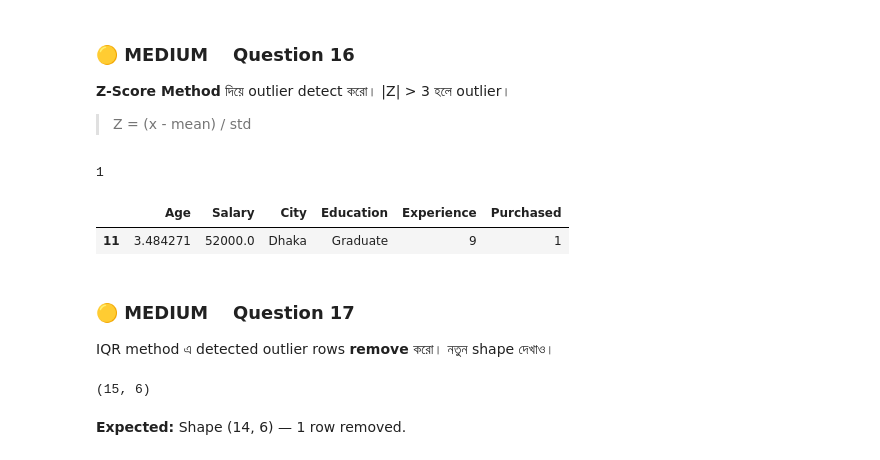
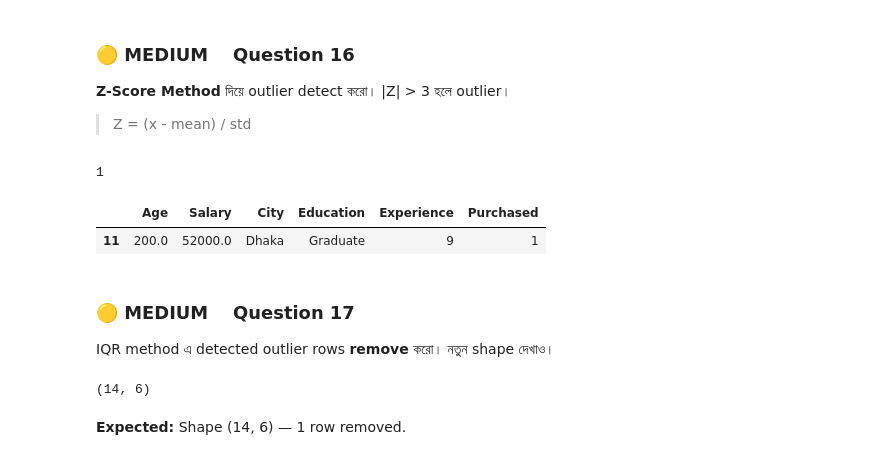
Before and after one commit to AR-Ashik-9997/Phitron-practice-problem, a Jupyter notebook: Beginner_Friendly_Practice_Set.ipynb, the cells around one changed output. Drawn from its saved outputs; the diff is of its cells as text; code cells hidden in the pictures.

```diff
--- a/Beginner_Friendly_Practice_Set.ipynb
+++ b/Beginner_Friendly_Practice_Set.ipynb
@@ -291,16 +310,16 @@ dtype: float64
 # %%
 # YOUR CODE HERE
 mean_age = df_clean['Age'].mean()
 std_age  = df_clean['Age'].std()
 
-df_clean['Age']=(df_clean['Age']-mean_age)/std_age
-outlier=df_clean[abs(df_clean['Age'])>3]
+z_score=(df_clean['Age']-mean_age)/std_age
+outlier=df_clean[z_score.abs() > 3]
 print(len(outlier))
 display(outlier)
 # %% [output]
 1
 |  | Age | Salary | City | Education | Experience | Purchased |
-| 11 | 3.484271 | 52000.0 | Dhaka | Graduate | 9 | 1 |
+| 11 | 200.0 | 52000.0 | Dhaka | Graduate | 9 | 1 |
 # %% [markdown]
 ### 🟡 MEDIUM &nbsp;&nbsp; Question 17
 IQR method এ detected outlier rows **remove** করো। নতুন shape দেখাও।
@@ -310,7 +329,7 @@ IQR method এ detected outlier rows **remove** করো। নতুন shape
 no_outlier=df_clean[(df_clean['Age'] >= lower) & (df_clean['Age'] <= upper)]
 no_outlier.shape
 # %% [output]
-(15, 6)
+(14, 6)
 # %% [markdown]
 **Expected:** Shape (14, 6) — 1 row removed.
 # %% [markdown]
```
Also changed, not shown: parts of 6 cells of this notebook.
